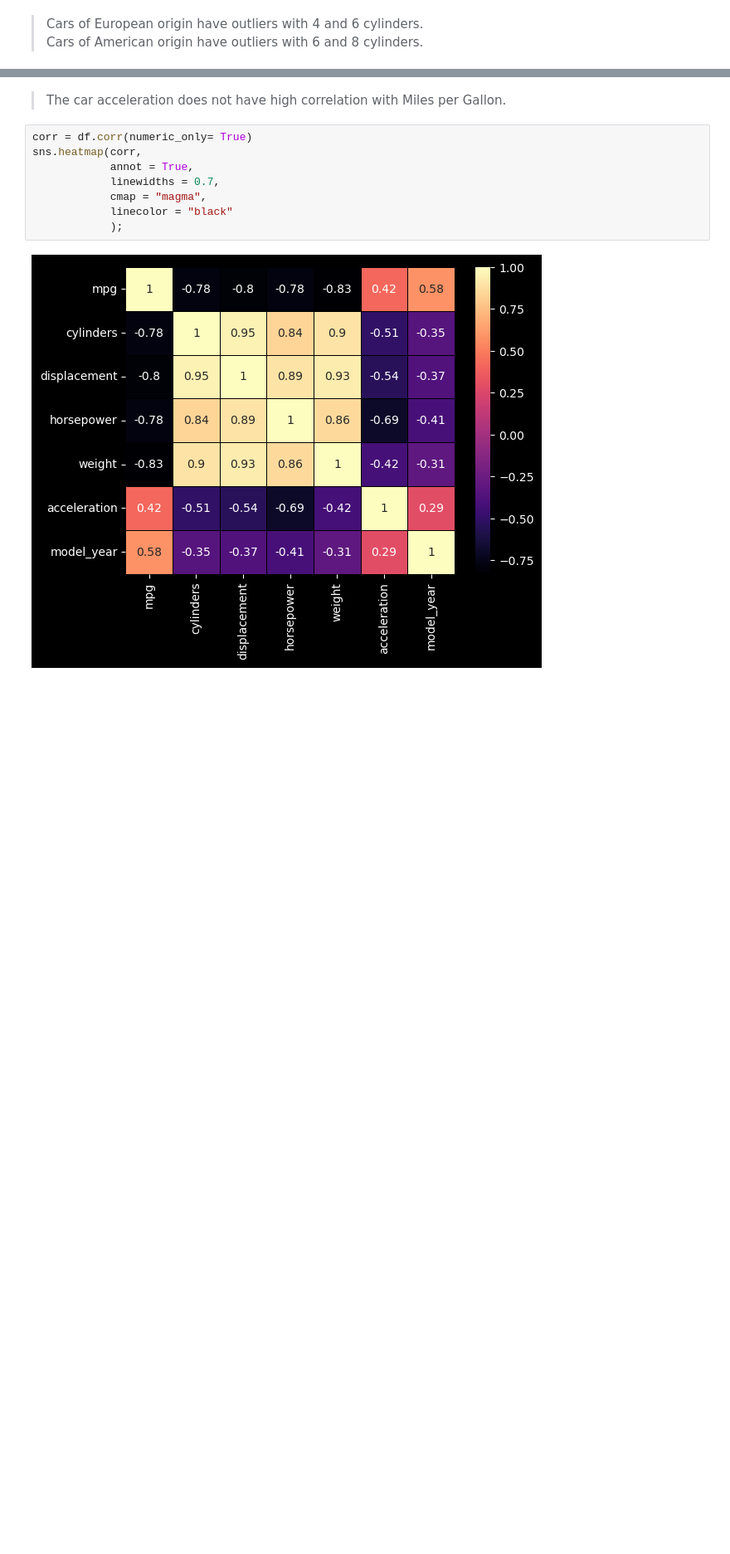
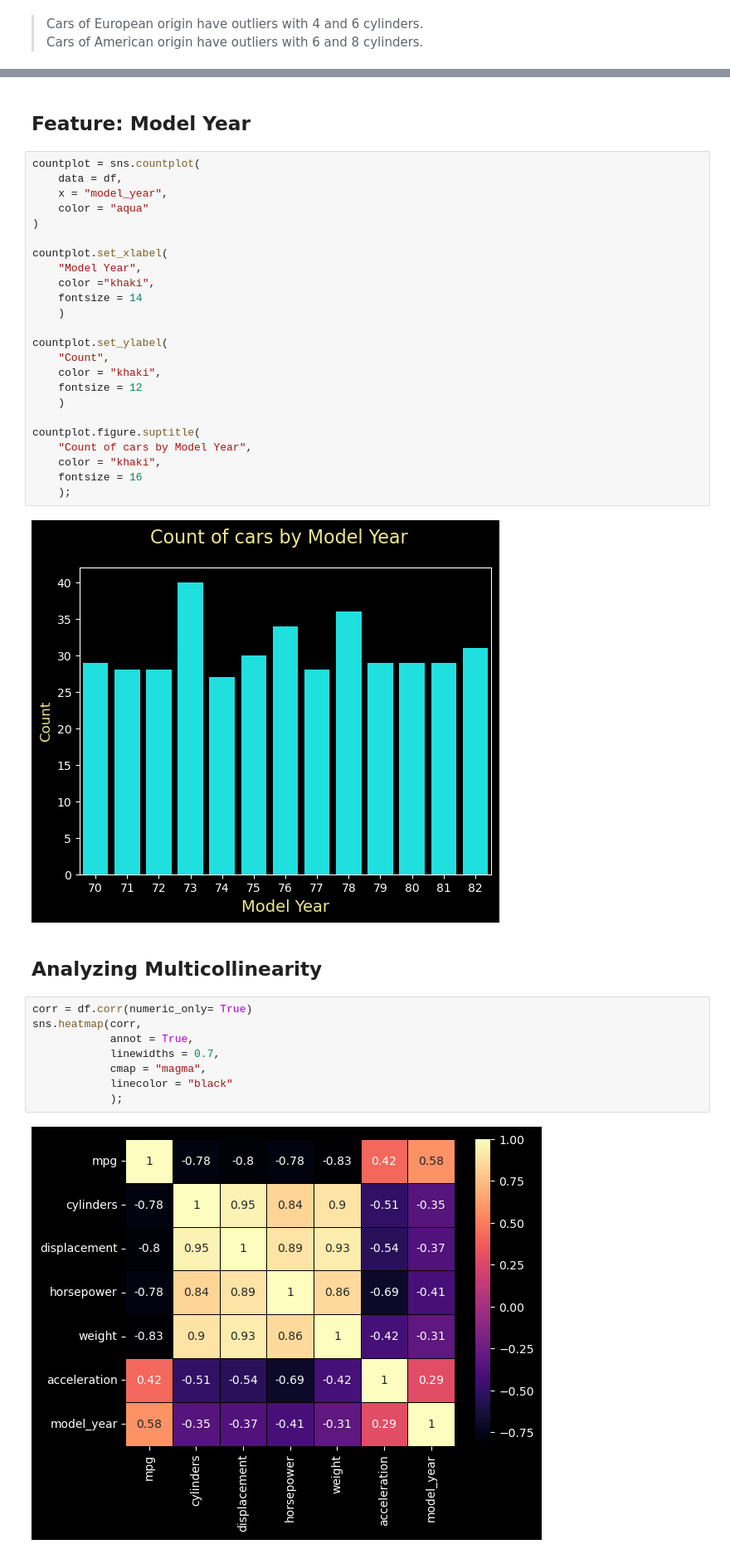
Before and after one commit to frantzalexander/Auto_MPG, a Jupyter notebook: Analysis.ipynb, the cells around one changed output, grey strips where cells are left out. Shown at 83% size. Saved outputs shown, nothing was run; the diff lists cells and outputs as text; blank space fills up the shorter version.

```diff
--- a/Analysis.ipynb
+++ b/Analysis.ipynb
@@ -393,5 +403,33 @@ for var in df.drop(["name","origin","model_year", "mpg", "cylinders"], axis = 1)
-# %% [markdown]
-<blockquote>The car acceleration does not have high correlation with Miles per Gallon.</blockquote>
+# %% [markdown]
+## Feature: Model Year
+# %%
+countplot = sns.countplot(
+    data = df,
+    x = "model_year",
+    color = "aqua"
+)
+
+countplot.set_xlabel(
+    "Model Year",
+    color ="khaki",
+    fontsize = 14
+    )
+
+countplot.set_ylabel(
+    "Count",
+    color = "khaki",
+    fontsize = 12
+    )
+
+countplot.figure.suptitle(
+    "Count of cars by Model Year",
+    color = "khaki",
+    fontsize = 16
+    );
+# %% [output]
+[figure, added]
+# %% [markdown]
+## Analyzing Multicollinearity
 # %%
 corr = df.corr(numeric_only= True)
 sns.heatmap(corr,
```
Also changed, not shown: parts of 75 cells of this notebook.
